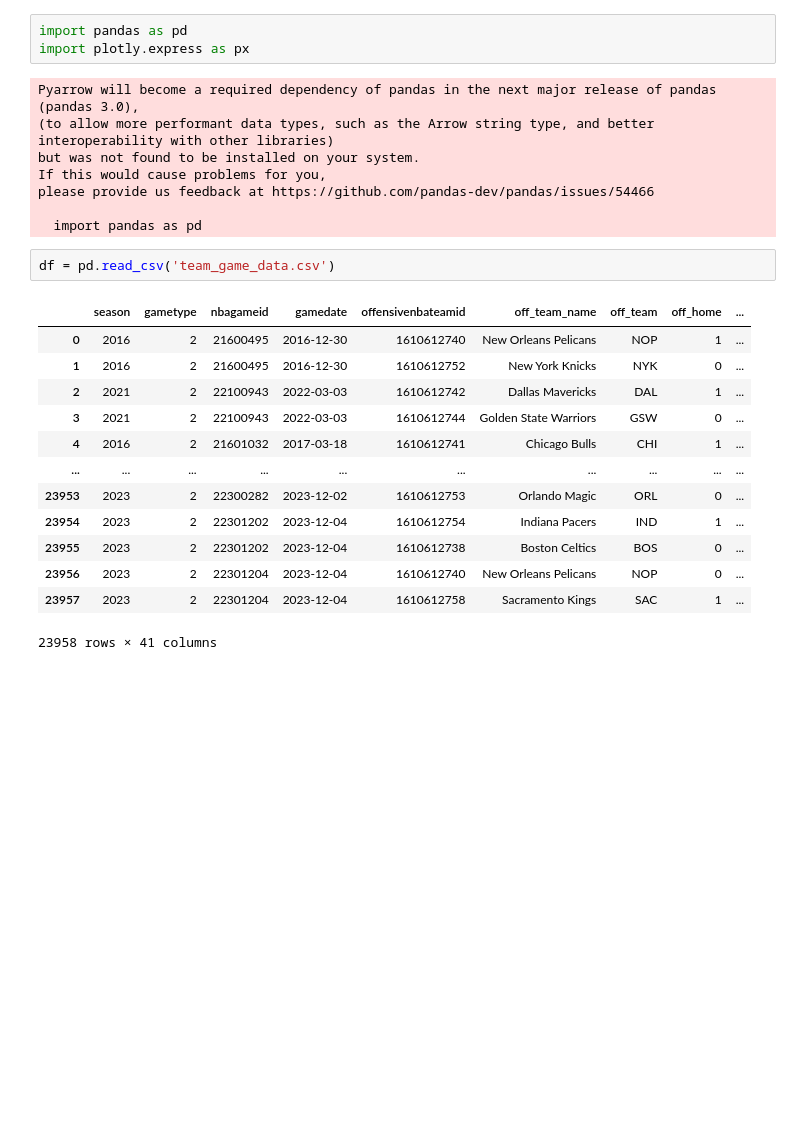
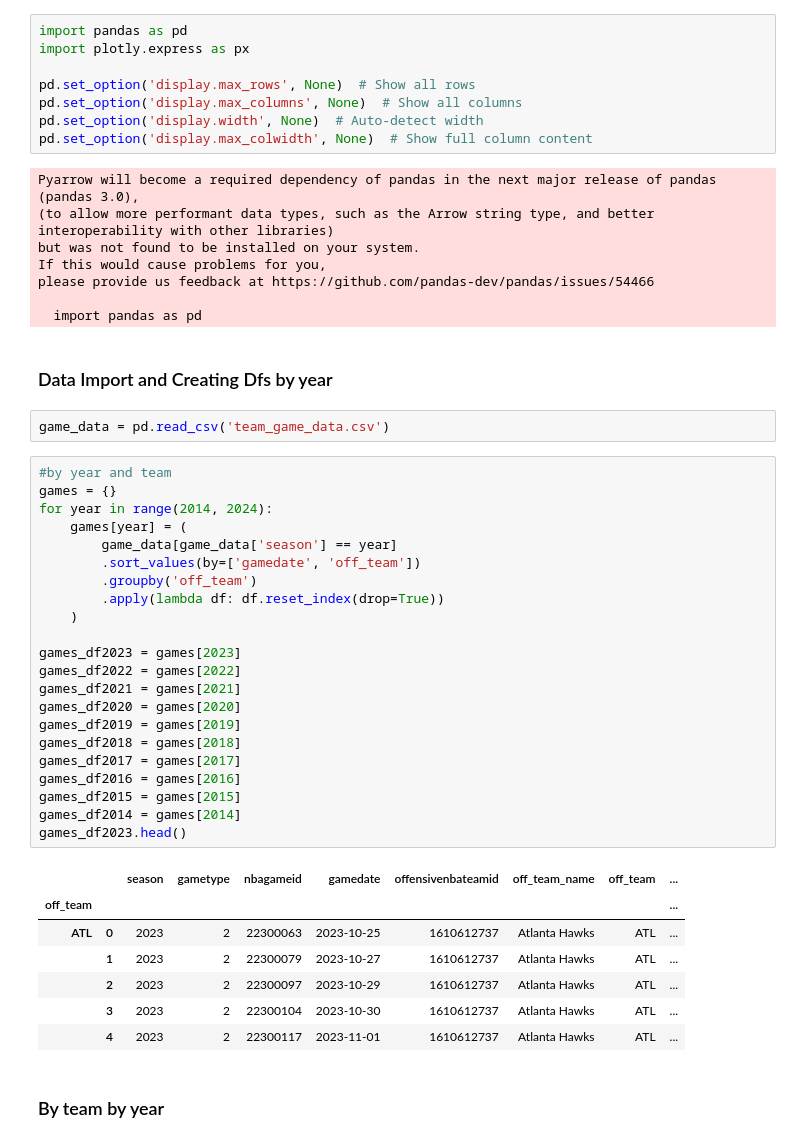
Before and after one commit to andrewhenrickson/DataVisNBAProject, a Jupyter notebook: main.ipynb, the cells around one changed output. Drawn from its saved outputs; the diff is of its cells as text; blank space fills up the shorter version.

```diff
--- a/main.ipynb
+++ b/main.ipynb
@@ -1,6 +3,11 @@
 # %%
 import pandas as pd
 import plotly.express as px
+
+pd.set_option('display.max_rows', None)  # Show all rows
+pd.set_option('display.max_columns', None)  # Show all columns
+pd.set_option('display.width', None)  # Auto-detect width
+pd.set_option('display.max_colwidth', None)  # Show full column content
 # %% [output]
 Pyarrow will become a required dependency of pandas in the next major release of pandas (pandas 3.0),
 (to allow more performant data types, such as the Arrow string type, and better interoperability with other libraries)
@@ -9,20 +16,39 @@ If this would cause problems for you,
 please provide us feedback at https://github.com/pandas-dev/pandas/issues/54466
 
   import pandas as pd
+# %% [markdown]
+<h3> Data Import and Creating Dfs by year </h3>
 # %%
-df = pd.read_csv('team_game_data.csv')
+game_data = pd.read_csv('team_game_data.csv')
 # %%
+#by year and team
+games = {}
+for year in range(2014, 2024):
+    games[year] = (
+        game_data[game_data['season'] == year]
+        .sort_values(by=['gamedate', 'off_team'])
+        .groupby('off_team')
+        .apply(lambda df: df.reset_index(drop=True))
+    )
+
+games_df2023 = games[2023]
+games_df2022 = games[2022]
+games_df2021 = games[2021]
+games_df2020 = games[2020]
+games_df2019 = games[2019]
+games_df2018 = games[2018]
+games_df2017 = games[2017]
+games_df2016 = games[2016]
+games_df2015 = games[2015]
+games_df2014 = games[2014]
+games_df2023.head()
 # %% [output]
-|  | season | gametype | nbagameid | gamedate | offensivenbateamid | off_team_name | off_team | off_home | ... |
-| 0 | 2016 | 2 | 21600495 | 2016-12-30 | 1610612740 | New Orleans Pelicans | NOP | 1 | ... |
-| 1 | 2016 | 2 | 21600495 | 2016-12-30 | 1610612752 | New York Knicks | NYK | 0 | ... |
-| 2 | 2021 | 2 | 22100943 | 2022-03-03 | 1610612742 | Dallas Mavericks | DAL | 1 | ... |
-| 3 | 2021 | 2 | 22100943 | 2022-03-03 | 1610612744 | Golden State Warriors | GSW | 0 | ... |
-| 4 | 2016 | 2 | 21601032 | 2017-03-18 | 1610612741 | Chicago Bulls | CHI | 1 | ... |
-| ... | ... | ... | ... | ... | ... | ... | ... | ... | ... |
-| 23953 | 2023 | 2 | 22300282 | 2023-12-02 | 1610612753 | Orlando Magic | ORL | 0 | ... |
-| 23954 | 2023 | 2 | 22301202 | 2023-12-04 | 1610612754 | Indiana Pacers | IND | 1 | ... |
-| 23955 | 2023 | 2 | 22301202 | 2023-12-04 | 1610612738 | Boston Celtics | BOS | 0 | ... |
-| 23956 | 2023 | 2 | 22301204 | 2023-12-04 | 1610612740 | New Orleans Pelicans | NOP | 0 | ... |
-| 23957 | 2023 | 2 | 22301204 | 2023-12-04 | 1610612758 | Sacramento Kings | SAC | 1 | ... |
+|  |  | season | gametype | nbagameid | gamedate | offensivenbateamid | off_team_name | off_team | ... |
+| off_team |  |  |  |  |  |  |  |  | ... |
+| ATL | 0 | 2023 | 2 | 22300063 | 2023-10-25 | 1610612737 | Atlanta Hawks | ATL | ... |
+|  | 1 | 2023 | 2 | 22300079 | 2023-10-27 | 1610612737 | Atlanta Hawks | ATL | ... |
+|  | 2 | 2023 | 2 | 22300097 | 2023-10-29 | 1610612737 | Atlanta Hawks | ATL | ... |
+|  | 3 | 2023 | 2 | 22300104 | 2023-10-30 | 1610612737 | Atlanta Hawks | ATL | ... |
+|  | 4 | 2023 | 2 | 22300117 | 2023-11-01 | 1610612737 | Atlanta Hawks | ATL | ... |
-23958 rows × 41 columns
+# %% [markdown]
+<h3> By team by year </h3>
```
Also changed, not shown: parts of 17 cells of this notebook.
